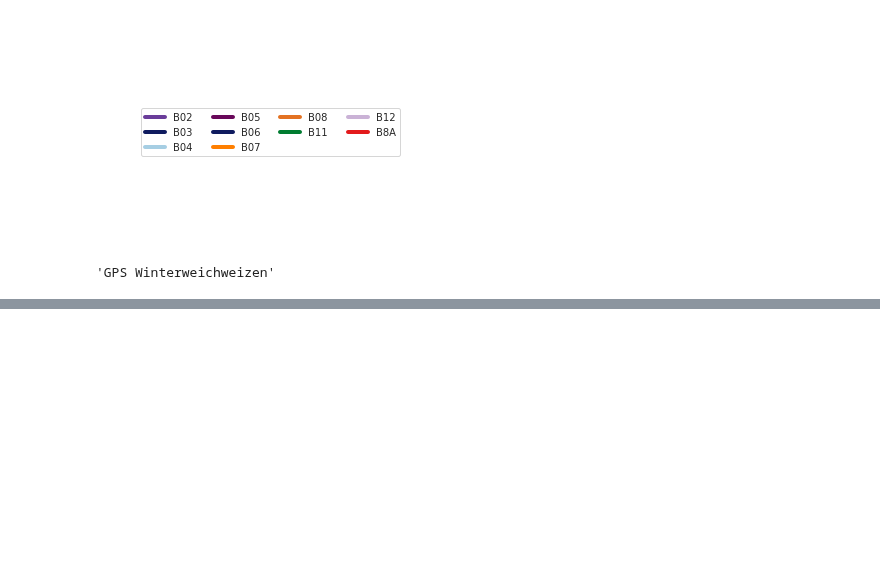
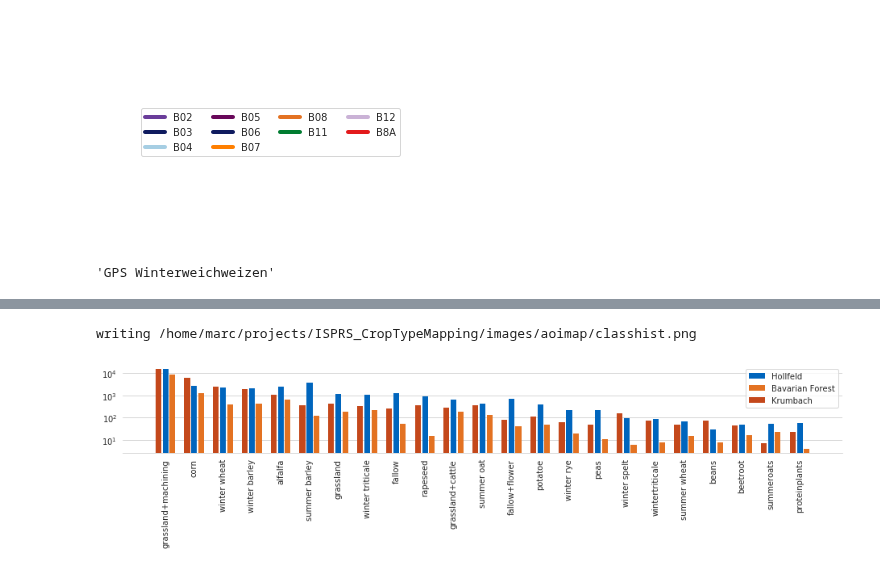
Before and after one commit to MarcCoru/crop-type-mapping, a Jupyter notebook: notebooks/Datasets.ipynb, the cells around one changed output, grey strips where cells are left out. Drawn from its saved outputs; the diff is of its cells as text; code cells hidden in the pictures; blank space fills up the shorter version.

```diff
--- a/notebooks/Datasets.ipynb
+++ b/notebooks/Datasets.ipynb
@@ -273,0 +354,27 @@ traindata.shape
+# %%
+sns.set_style("whitegrid")
+
+tumorange=np.array([227,114,34,255])/255
+tumblue=np.array([0,101,189,255])/255
+tumbluelight=np.array([152,198,234,255])/255
+tumred=np.array([196,72,27,255])/255
+
+
+fig,ax = plt.subplots(figsize=(16,2))
+ax.bar(x=np.arange(len(holl)),height=holl[idxs],  width=.2, linewidth=0, color=tumblue)
+ax.bar(x=np.arange(len(nowa))+.24,height=nowa[idxs],  width=.2, linewidth=0, color=tumorange)
+ax.bar(x=np.arange(len(krum))-.25,height=krum[idxs],  width=.2, linewidth=0, color=tumred)
+ax.set_yscale("log")
+#ax.set_ylim((0,100))
+ax.set_xticks(np.arange(len(holltrainds.classname)))
+ax.set_xticklabels(holltrainds.classname[idxs], rotation = 90)
+ax.legend(["Hollfeld","Bavarian Forest","Krumbach"])
+ax.grid(which='major', axis='x')
+sns.despine(fig=fig,left=True)
+
+fname="/home/marc/projects/ISPRS_CropTypeMapping/images/aoimap/classhist.png"
+print(f"writing {fname}")
+fig.savefig(fname,dpi=300, transparent=True,bbox_inches='tight')
+# %% [output]
+writing /home/marc/projects/ISPRS_CropTypeMapping/images/aoimap/classhist.png
+[figure, added]
```
Also changed, not shown: parts of 9 cells of this notebook, 14 other files.
